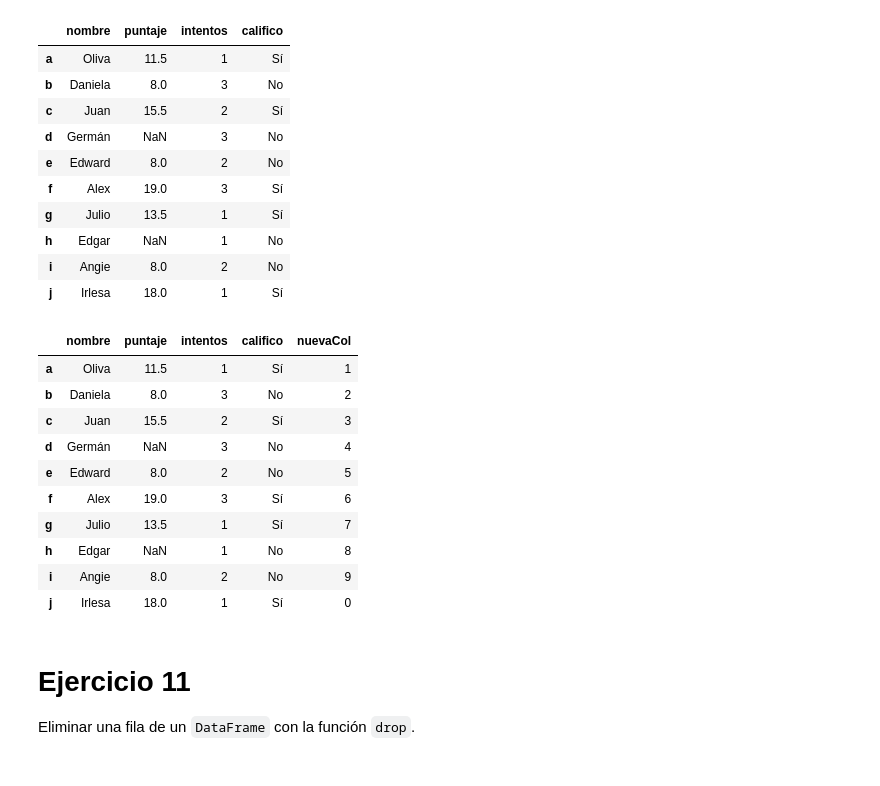
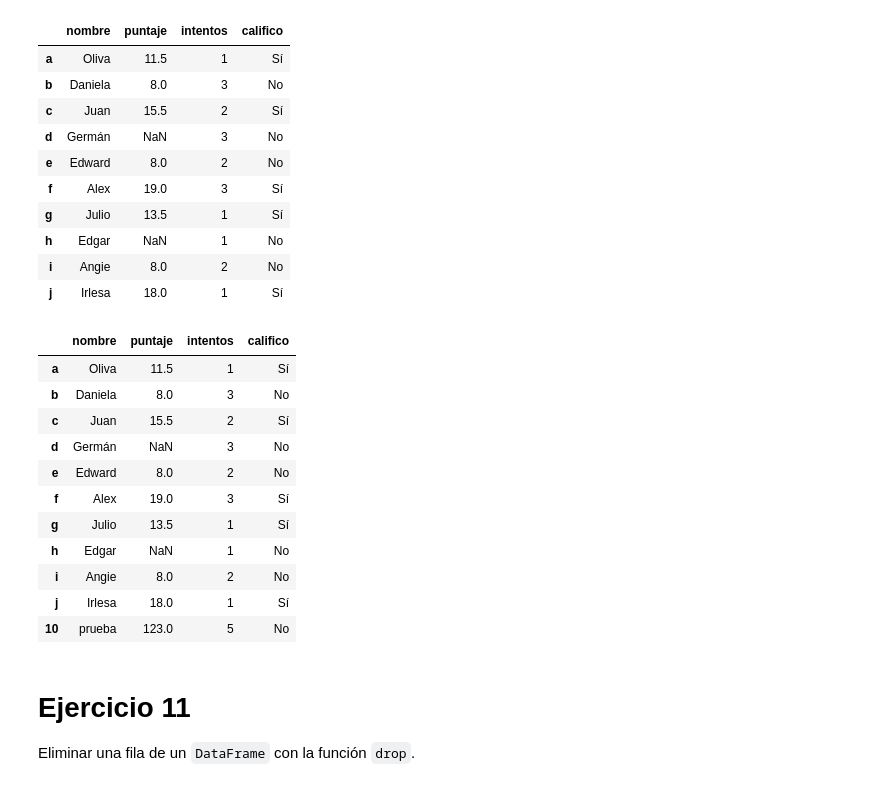
Before and after one commit to Adrianft25/Curso-Big-Data-2023, a Jupyter notebook: Modulo 5 - Machine Learning/Dia 1/Pandas.ipynb, the cells around one changed output. Cells and saved outputs as stored; diff of their text form; code cells hidden in the pictures.

```diff
--- a/Modulo 5 - Machine Learning/Dia 1/Pandas.ipynb
+++ b/Modulo 5 - Machine Learning/Dia 1/Pandas.ipynb
@@ -263,21 +265,22 @@ df
 | h | Edgar | NaN | 1 | No |
 | i | Angie | 8.0 | 2 | No |
 | j | Irlesa | 18.0 | 1 | Sí |
-# %%
-df['nuevaCol'] = [1,2,3,4,5,6,7,8,9,0]
-df
-# %% [output]
-|  | nombre | puntaje | intentos | califico | nuevaCol |
-| a | Oliva | 11.5 | 1 | Sí | 1 |
-| b | Daniela | 8.0 | 3 | No | 2 |
-| c | Juan | 15.5 | 2 | Sí | 3 |
-| d | Germán | NaN | 3 | No | 4 |
-| e | Edward | 8.0 | 2 | No | 5 |
-| f | Alex | 19.0 | 3 | Sí | 6 |
-| g | Julio | 13.5 | 1 | Sí | 7 |
-| h | Edgar | NaN | 1 | No | 8 |
-| i | Angie | 8.0 | 2 | No | 9 |
-| j | Irlesa | 18.0 | 1 | Sí | 0 |
+# %%
+df.loc[len(df)] = {"nombre": "prueba", "puntaje": 123.0, "intentos": 5, "califico": "No"}
+df
+# %% [output]
+|  | nombre | puntaje | intentos | califico |
+| a | Oliva | 11.5 | 1 | Sí |
+| b | Daniela | 8.0 | 3 | No |
+| c | Juan | 15.5 | 2 | Sí |
+| d | Germán | NaN | 3 | No |
+| e | Edward | 8.0 | 2 | No |
+| f | Alex | 19.0 | 3 | Sí |
+| g | Julio | 13.5 | 1 | Sí |
+| h | Edgar | NaN | 1 | No |
+| i | Angie | 8.0 | 2 | No |
+| j | Irlesa | 18.0 | 1 | Sí |
+| 10 | prueba | 123.0 | 5 | No |
 # %% [markdown]
 # Ejercicio 11
 
```
Also changed, not shown: parts of 5 cells of this notebook.
